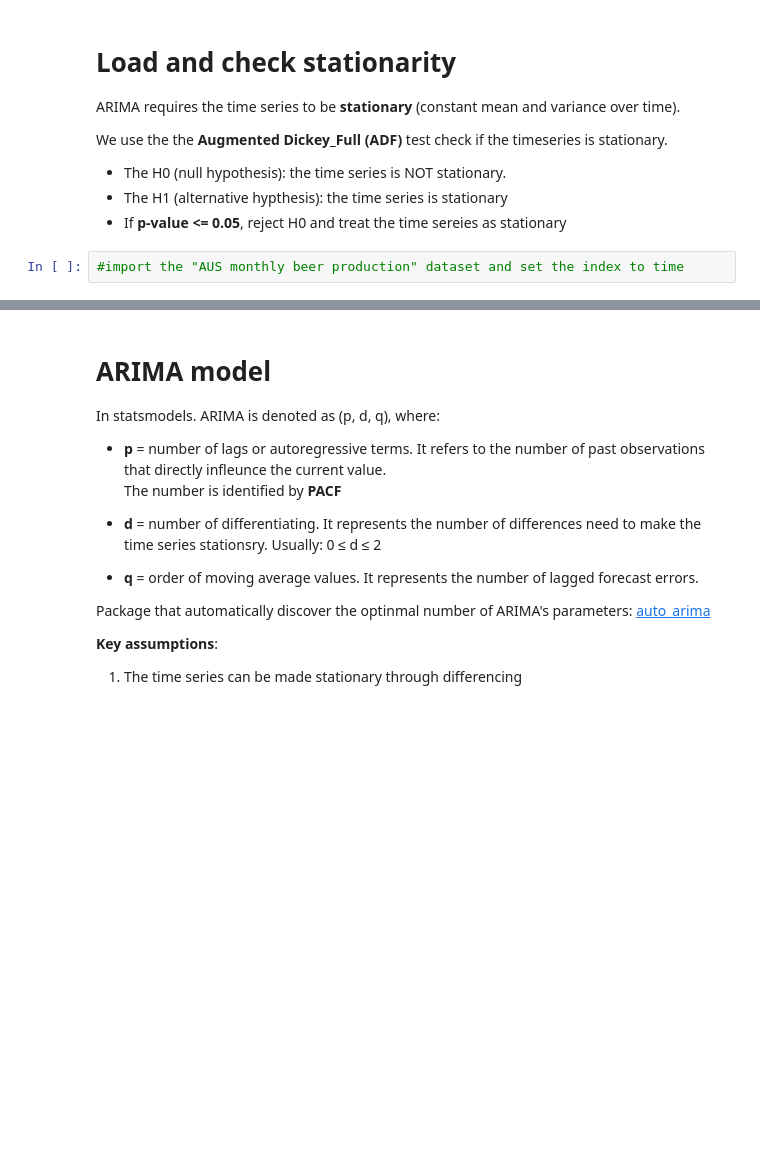
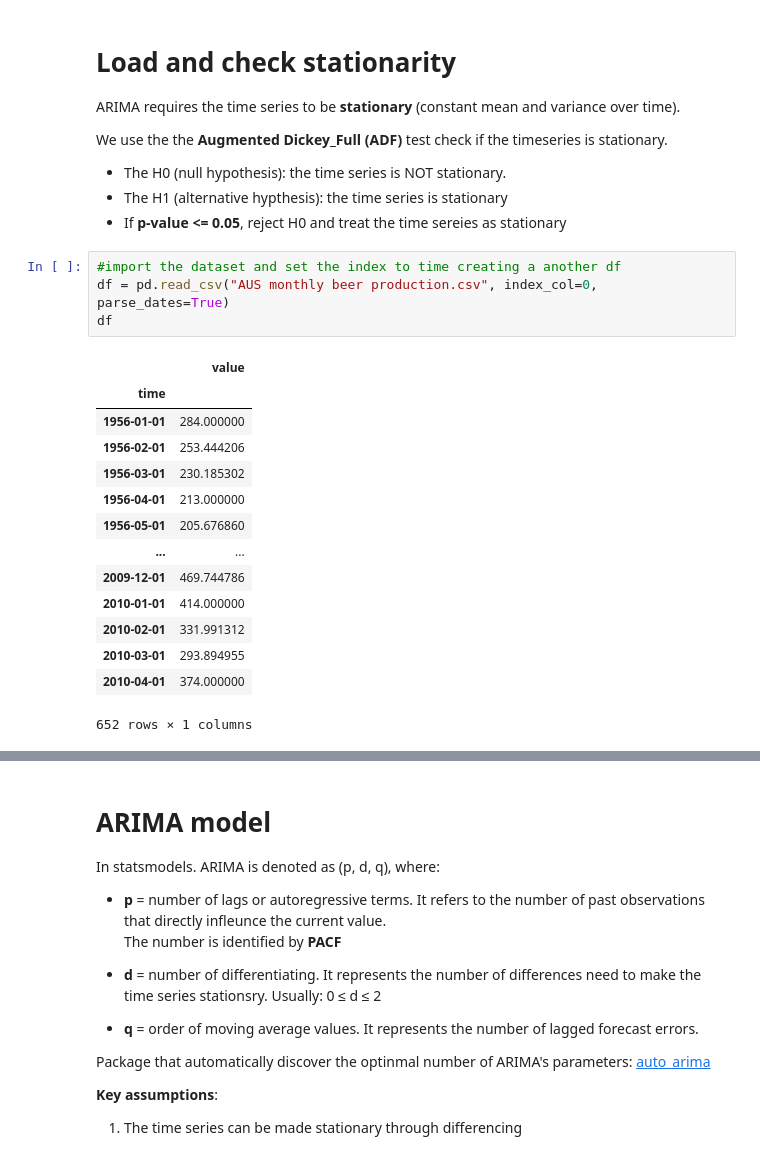
Before and after one commit to FarangizJ/time_series_forecasting, a Jupyter notebook: 4_ARIMA.ipynb, the cells around one changed output, grey strips where cells are left out. Saved outputs shown, nothing was run; the diff lists cells and outputs as text; blank space fills up the shorter version.

```diff
--- a/4_ARIMA.ipynb
+++ b/4_ARIMA.ipynb
@@ -37,5 +37,22 @@ We use the the **Augmented Dickey_Full (ADF)** test check if the timeseries is s
 - The H1 (alternative hypthesis): the time series is stationary
 - If **p-value <= 0.05**, reject H0 and treat the time sereies as stationary
 # %%
-#import the "AUS monthly beer production" dataset and set the index to time
+#import the dataset and set the index to time creating a another df
+df = pd.read_csv("AUS monthly beer production.csv", index_col=0, parse_dates=True)
+df
+# %% [output]
+|  | value |
+| time |  |
+| 1956-01-01 | 284.000000 |
+| 1956-02-01 | 253.444206 |
+| 1956-03-01 | 230.185302 |
+| 1956-04-01 | 213.000000 |
+| 1956-05-01 | 205.676860 |
+| ... | ... |
+| 2009-12-01 | 469.744786 |
+| 2010-01-01 | 414.000000 |
+| 2010-02-01 | 331.991312 |
+| 2010-03-01 | 293.894955 |
+| 2010-04-01 | 374.000000 |
+652 rows × 1 columns
 # %%
```
Also changed, not shown: parts of 8 cells of this notebook.
